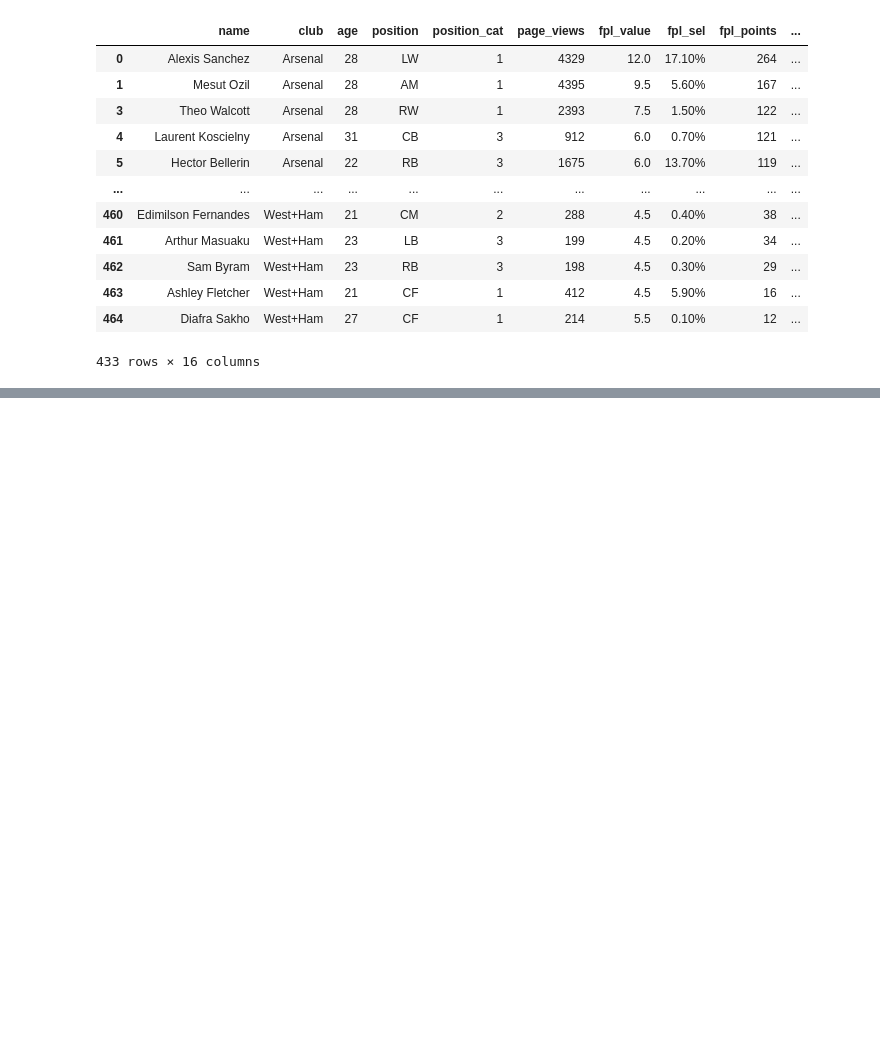
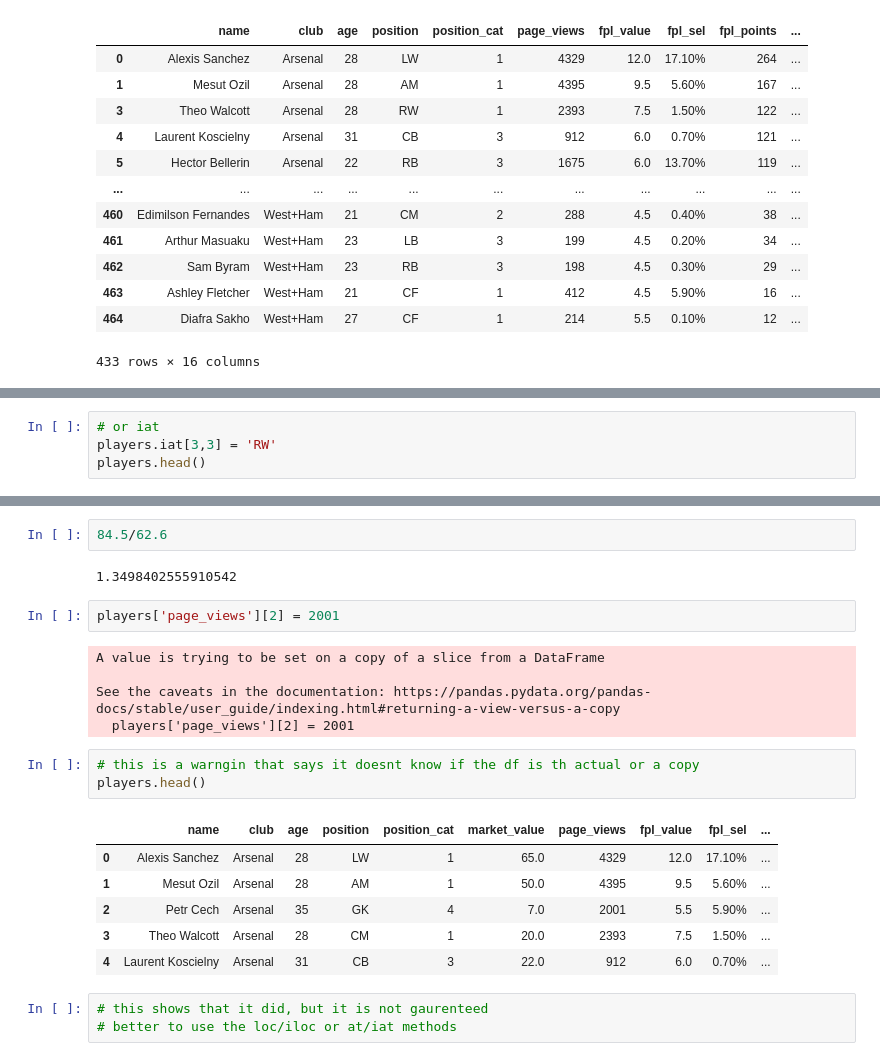
Before and after one commit to mikewenner/Data_Science, a Jupyter notebook: pd_course/05_DataFrames_contd.ipynb, the cells around one changed output, grey strips where cells are left out. Saved outputs shown, nothing was run; the diff lists cells and outputs as text; blank space fills up the shorter version.

```diff
--- a/pd_course/05_DataFrames_contd.ipynb
+++ b/pd_course/05_DataFrames_contd.ipynb
@@ -1070,0 +1410,4 @@ df2.drop_duplicates(subset=['age', 'position', 'club'])
+# %%
+# or iat
+players.iat[3,3] = 'RW'
+players.head()
@@ -1070,0 +1432,24 @@ df2.drop_duplicates(subset=['age', 'position', 'club'])
+# %%
+84.5/62.6
+# %% [output]
+1.3498402555910542
+# %%
+players['page_views'][2] = 2001
+# %% [output]
+A value is trying to be set on a copy of a slice from a DataFrame
+
+See the caveats in the documentation: https://pandas.pydata.org/pandas-docs/stable/user_guide/indexing.html#returning-a-view-versus-a-copy
+  players['page_views'][2] = 2001
+# %%
+# this is a warngin that says it doesnt know if the df is th actual or a copy
+players.head()
+# %% [output]
+|  | name | club | age | position | position_cat | market_value | page_views | fpl_value | fpl_sel | ... |
+| 0 | Alexis Sanchez | Arsenal | 28 | LW | 1 | 65.0 | 4329 | 12.0 | 17.10% | ... |
+| 1 | Mesut Ozil | Arsenal | 28 | AM | 1 | 50.0 | 4395 | 9.5 | 5.60% | ... |
+| 2 | Petr Cech | Arsenal | 35 | GK | 4 | 7.0 | 2001 | 5.5 | 5.90% | ... |
+| 3 | Theo Walcott | Arsenal | 28 | CM | 1 | 20.0 | 2393 | 7.5 | 1.50% | ... |
+| 4 | Laurent Koscielny | Arsenal | 31 | CB | 3 | 22.0 | 912 | 6.0 | 0.70% | ... |
+# %%
+# this shows that it did, but it is not gaurenteed
+# better to use the loc/iloc or at/iat methods
```
Also changed, not shown: parts of 53 cells of this notebook.
